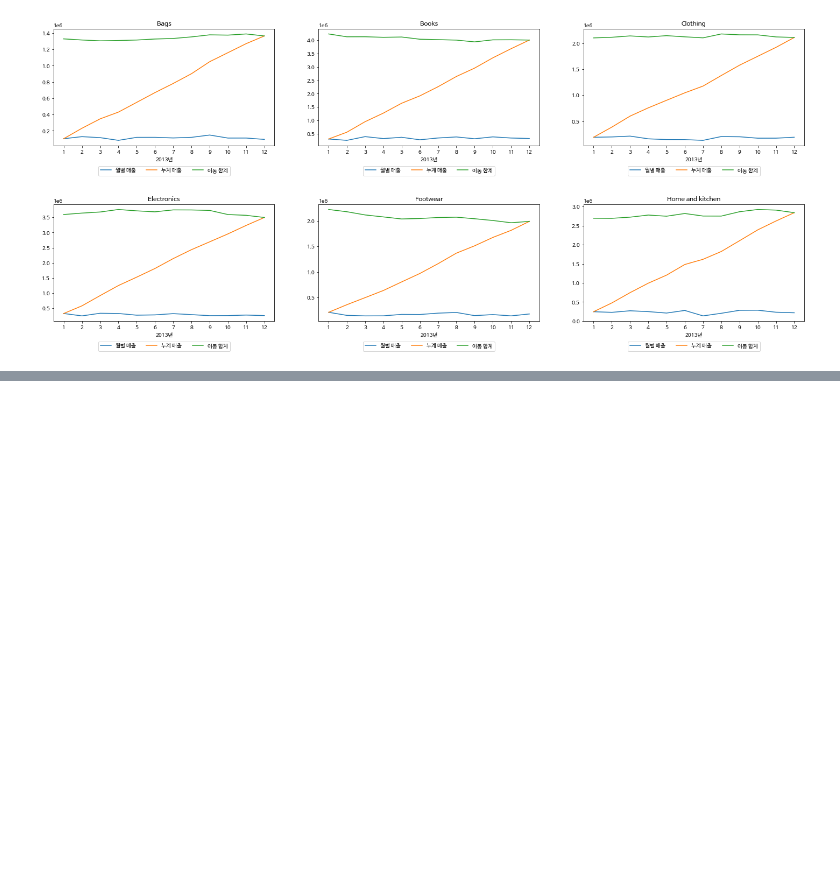
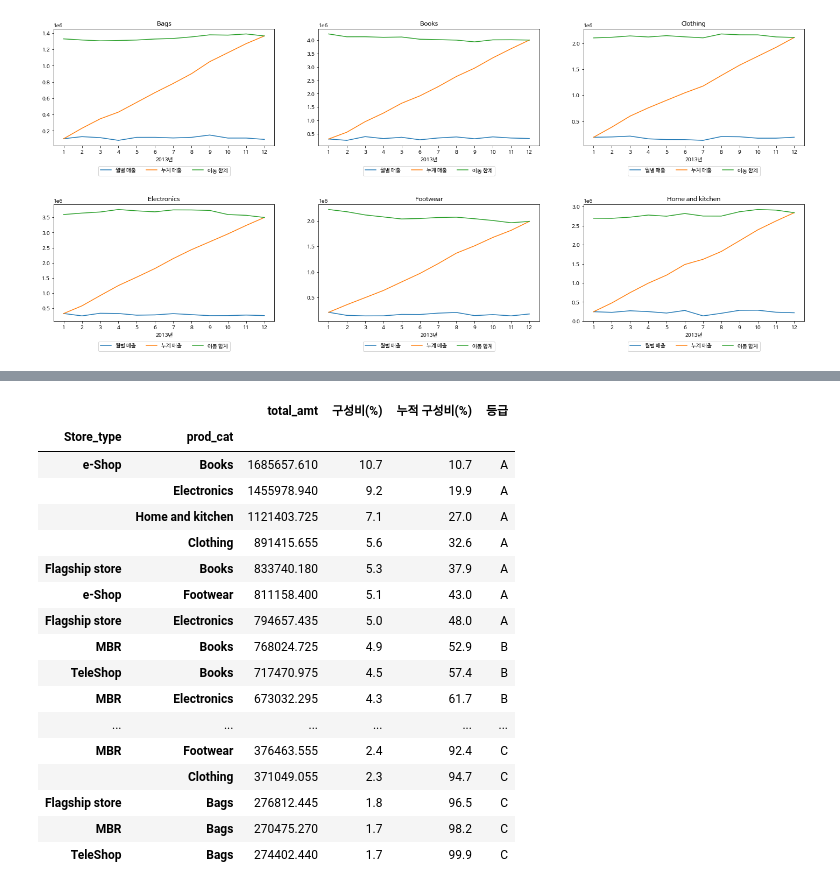
Before and after one commit to sunnyl94/Data-Analysis-Folder, a Jupyter notebook: Retail_Case_Study.ipynb, the cells around one changed output, grey strips where cells are left out. Saved outputs shown, nothing was run; the diff lists cells and outputs as text; code cells hidden in the pictures; blank space fills up the shorter version.

```diff
--- a/Retail_Case_Study.ipynb
+++ b/Retail_Case_Study.ipynb
@@ -813,0 +821,9 @@ axes[1, 2].legend(loc='upper center', bbox_to_anchor=(0.5, -0.15), ncol=3)
+# %%
+# 카테고리별 월 매출
+df_2013 = df_copy[df_copy["year"] == 2013]
+
+abc_table = pd.pivot_table(df_2013,
+                            index=['Store_type', 'prod_cat'],
+                            values=['total_amt'],
+                            aggfunc='sum'
+                            )
@@ -813,0 +849,31 @@ axes[1, 2].legend(loc='upper center', bbox_to_anchor=(0.5, -0.15), ncol=3)
+# %%
+# 구성비
+abc_table['구성비(%)'] = round((abc_table['total_amt'] / abc_table['total_amt'].sum()) * 100, 1)
+abc_table.sort_values('구성비(%)', ascending=False, inplace=True)
+
+# 누적 구성비
+abc_table['누적 구성비(%)'] = abc_table["구성비(%)"].cumsum()
+
+# 등급 나누기
+abc_table['등급'] = abc_table['누적 구성비(%)'].apply(lambda x: 'A' if x <= 50 else ('B' if x <= 80 else 'C'))
+
+display(abc_table)
+# %% [output]
+|  |  | total_amt | 구성비(%) | 누적 구성비(%) | 등급 |
+| Store_type | prod_cat |  |  |  |  |
+| e-Shop | Books | 1685657.610 | 10.7 | 10.7 | A |
+|  | Electronics | 1455978.940 | 9.2 | 19.9 | A |
+|  | Home and kitchen | 1121403.725 | 7.1 | 27.0 | A |
+|  | Clothing | 891415.655 | 5.6 | 32.6 | A |
+| Flagship store | Books | 833740.180 | 5.3 | 37.9 | A |
+| e-Shop | Footwear | 811158.400 | 5.1 | 43.0 | A |
+| Flagship store | Electronics | 794657.435 | 5.0 | 48.0 | A |
+| MBR | Books | 768024.725 | 4.9 | 52.9 | B |
+| TeleShop | Books | 717470.975 | 4.5 | 57.4 | B |
+| MBR | Electronics | 673032.295 | 4.3 | 61.7 | B |
+| ... | ... | ... | ... | ... | ... |
+| MBR | Footwear | 376463.555 | 2.4 | 92.4 | C |
+|  | Clothing | 371049.055 | 2.3 | 94.7 | C |
+| Flagship store | Bags | 276812.445 | 1.8 | 96.5 | C |
+| MBR | Bags | 270475.270 | 1.7 | 98.2 | C |
+| TeleShop | Bags | 274402.440 | 1.7 | 99.9 | C |
```
Also changed, not shown: parts of 8 cells of this notebook.
